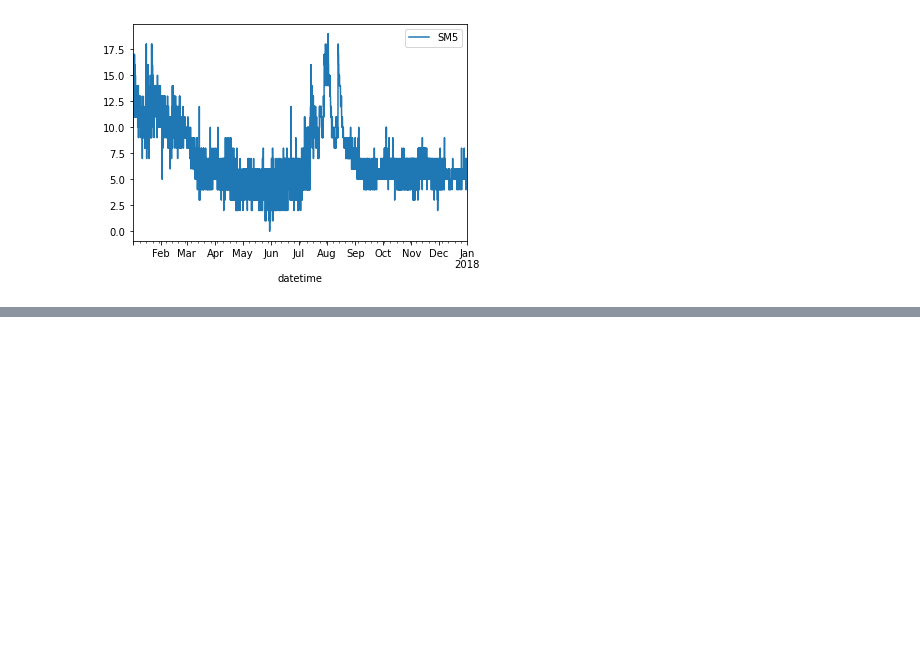
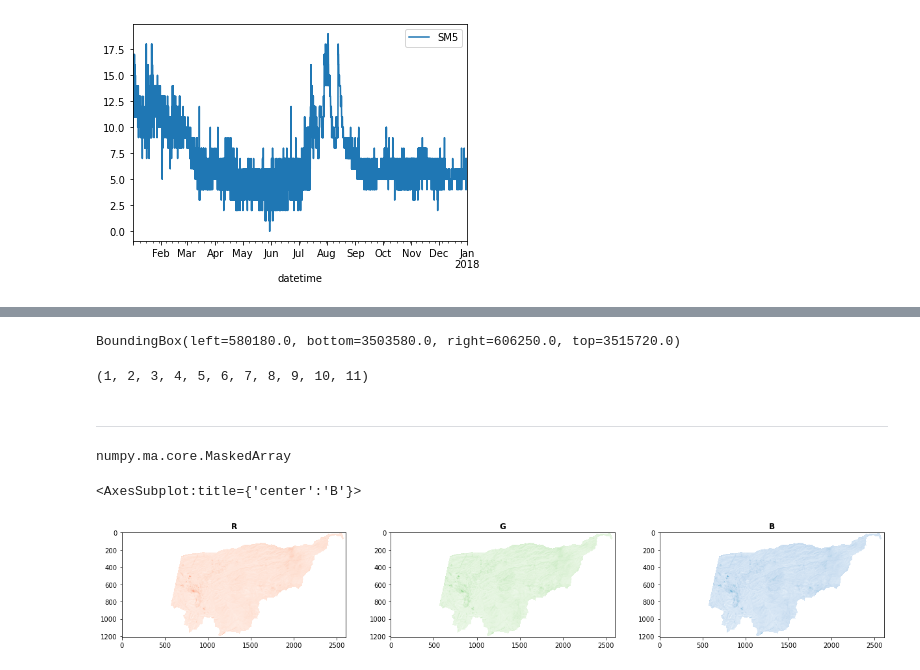
Before and after one commit to VicenteYago/OPTRAM, a Jupyter notebook: OPTRAM.ipynb, the cells around one changed output, grey strips where cells are left out. Saved outputs shown, nothing was run; the diff lists cells and outputs as text; code cells hidden in the pictures; blank space fills up the shorter version.

```diff
--- a/OPTRAM.ipynb
+++ b/OPTRAM.ipynb
@@ -33,11 +42,11 @@ for i in range(len(swrc.geometry[0].exterior.coords.xy[1])) :
 # points
 # %%
 points_rev = [(y,x) for x,y in points]
-swrc['geometry_latlong'] = geometry.Polygon(points_rev)
+swrc['geometry'] = geometry.Polygon(points_rev)
 # %%
 m = folium.Map(location=[31.77196086872937, -109.8824988259172], zoom_start=10)
 for _, r in swrc.iterrows():
-    sim_geo = gpd.GeoSeries(r['geometry_latlong']).simplify(tolerance=0.001)
+    sim_geo = gpd.GeoSeries(r['geometry']).simplify(tolerance=0.001)
     geo_j = sim_geo.to_json()
     geo_j = folium.GeoJson(data=geo_j,
                            style_function=lambda x: {'fillColor': 'orange'})
@@ -93,0 +114,3 @@ l1tdr17_fix.plot(y='SM5', use_index=True)
+# %%
+boa_fp = r"./sen2r/out/BOA/S2A2A_20181213_141_Walnut-Gulch_BOA_10.tif"
+boa = rs.open(boa_fp)
@@ -93,0 +134,26 @@ l1tdr17_fix.plot(y='SM5', use_index=True)
+# %%
+boa.bounds
+# %% [output]
+BoundingBox(left=580180.0, bottom=3503580.0, right=606250.0, top=3515720.0)
+# %%
+boa.indexes
+# %% [output]
+(1, 2, 3, 4, 5, 6, 7, 8, 9, 10, 11)
+# %% [markdown]
+----------
+# %%
+red = boa.read(3, masked = True)
+green = boa.read(4, masked = True)
+blue = boa.read(5, masked = True)
+# %%
+type(red)
+# %% [output]
+numpy.ma.core.MaskedArray
+# %%
+fig, (axr, axg, axb) = plt.subplots(1,3, figsize=(21,7))
+show(red, ax=axr, cmap='Reds', title='R')
+show(green, ax=axg, cmap='Greens', title='G')
+show(blue, ax=axb, cmap='Blues', title='B')
+# %% [output]
+<AxesSubplot:title={'center':'B'}>
+[figure, added]
```
Also changed, not shown: parts of 14 cells of this notebook.
